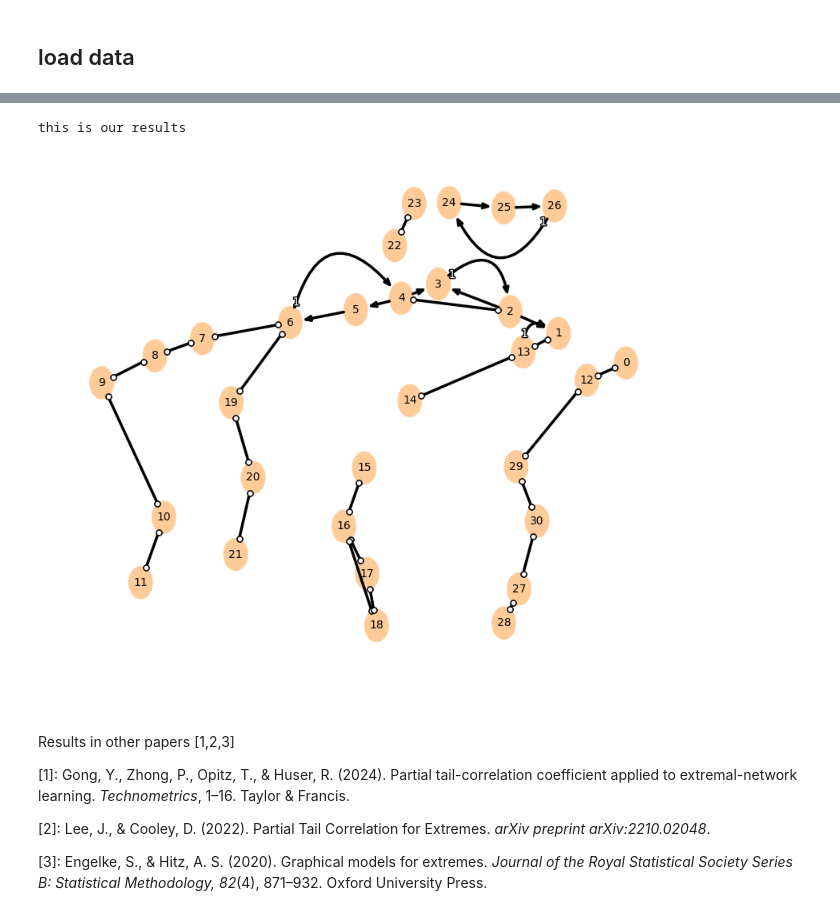
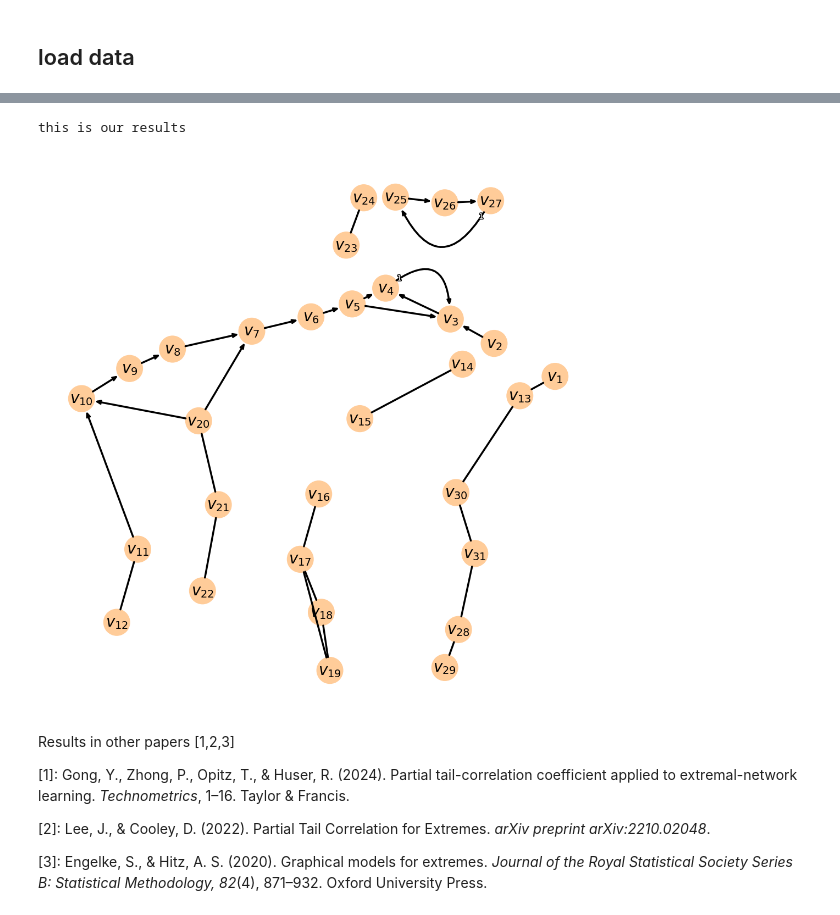
Before and after one commit to junshujiang/tailSCM, a Jupyter notebook: tutorial3_applicationDanube.ipynb, the cells around one changed output, grey strips where cells are left out. Saved outputs shown, nothing was run; the diff lists cells and outputs as text; code cells hidden in the pictures.

```diff
--- a/tutorial3_applicationDanube.ipynb
+++ b/tutorial3_applicationDanube.ipynb
@@ -46,3 +30,5 @@ tranform_frechet_df(river_data).head()
+# %%
+var_names=[f"$v_{{{i}}}$" for i in range(1,32)]
 # %%
 import seaborn as sns
 g=sns.pairplot(tranform_frechet_df(river_data[[f"X{i}" for i in range(3,7)]]),corner=False)
@@ -50,0 +35,28 @@ g=sns.pairplot(tranform_frechet_df(river_data[[f"X{i}" for i in range(3,7)]]),co
+# %%
+def draw_graph(edge_shape,save_path=None,**kwargs):
+    edge_value=np.ones_like(edge_shape,dtype=float)
+    tp.plot_graph(
+        val_matrix=edge_value,
+        graph=edge_shape,
+        cmap_edges =cm1,
+        cmap_nodes =cm2,
+        link_colorbar_label='TailCorr',
+        save_name=save_path,##
+        show_colorbar=False,
+        **kwargs
+        )
+    plt.tight_layout(pad=0)
+    if save_path is not None:
+
+        plt.savefig(save_path,dpi=200,  pad_inches=-30)
+    else:
+        plt.show()
+# %%
+x_min=np.min(position_dict["x"])
+y_min=np.min(position_dict["y"])
+x_scale=np.max(position_dict["x"])-x_min
+y_scale=np.max(position_dict["y"])-y_min
+
+new_position_dict=dict()
+new_position_dict["x"]=(position_dict["x"]-x_min)/x_scale*900
+new_position_dict["y"]=(position_dict["y"]-y_min)/y_scale*900
@@ -51,9 +75,16 @@ g=sns.pairplot(tranform_frechet_df(river_data[[f"X{i}" for i in range(3,7)]]),co
+# %%
+
+
+resultsThisPaper,results_tail=method_this_paper(river_data,pc_alpha=pc_alpha,quantile=quantile,tau_min=0,tau_max=1)
+print("this is our results")
+# %% [output]
+this is our results
 # %%
-print("this is our results")
-draw_graph(resultsThisPaper,node_pos=position_dict,figsize=(10,10),node_size=50,arrow_linewidth=5,arrowhead_size=45,curved_radius=1,label_fontsize=10)
+resultsThisPaper[resultsThisPaper=="o-o"]="---"
+save_path=os.path.join(log_path,f"resultsThisPaperT1.png")
+draw_graph(resultsThisPaper,node_pos=new_position_dict,figsize=(10,10),node_size=50,arrow_linewidth=5,arrowhead_size=45,curved_radius=1,node_label_size=20,var_names=var_names,save_path=save_path)
 # %% [output]
-this is our results
-[figure, old version]
+[figure, new version]
 # %% [markdown]
 Results in other papers [1,2,3]
 
```
Also changed, not shown: parts of 7 cells of this notebook, 4 other files.
